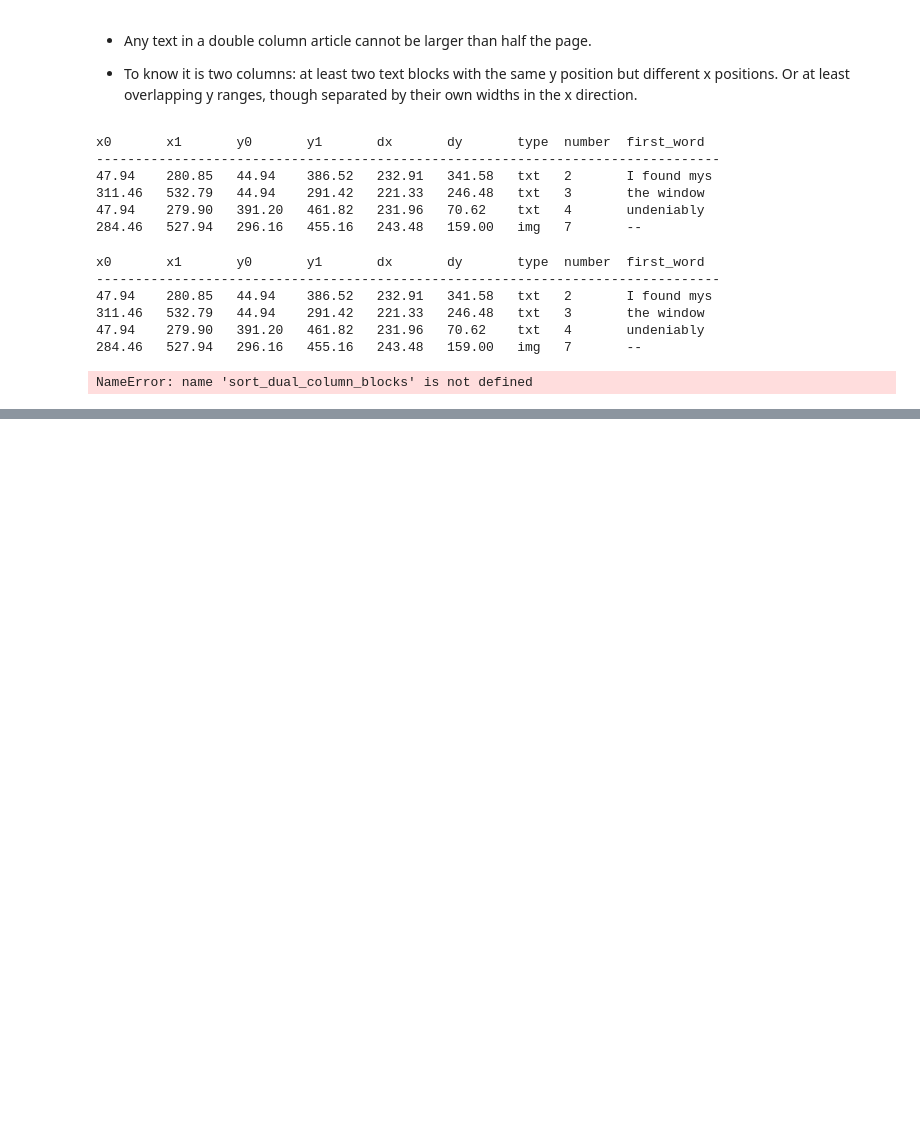
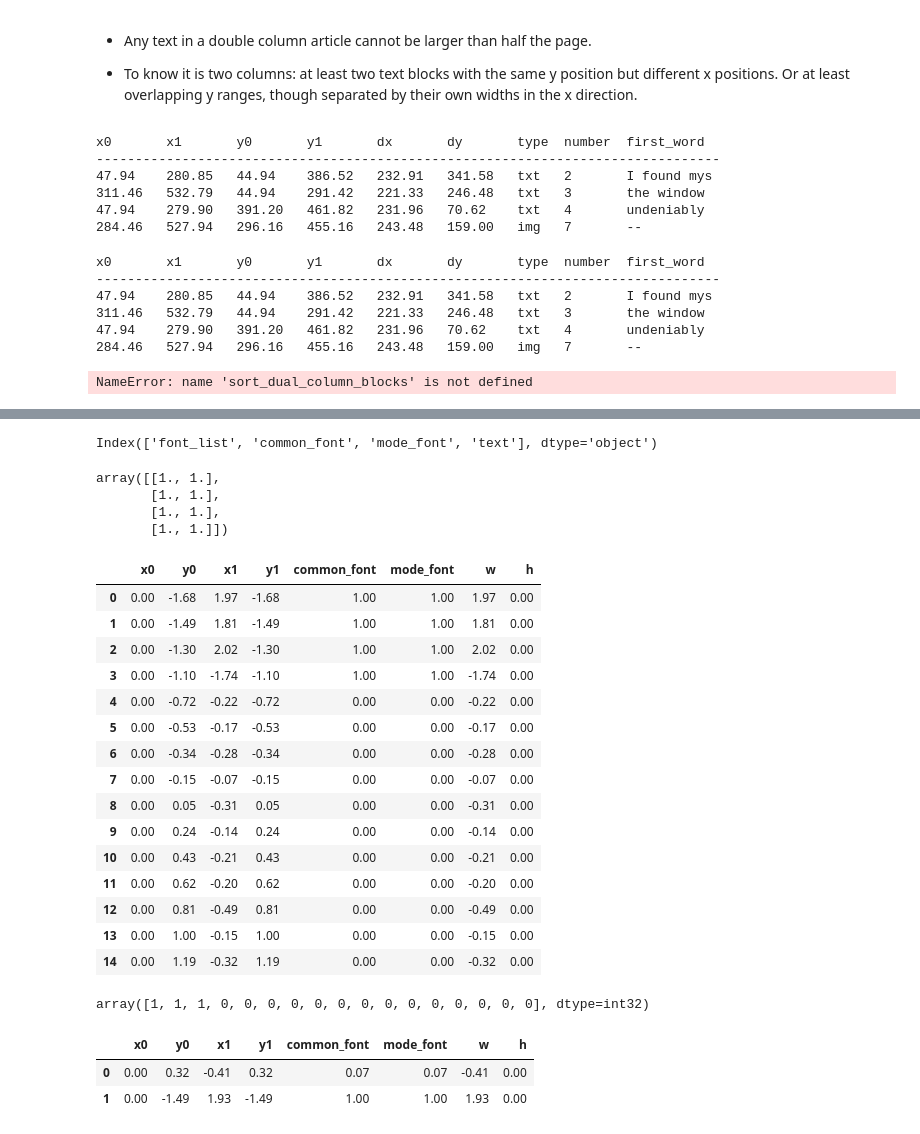
Before and after one commit to DSP-Tan/ogham-cloud, a Jupyter notebook: pdf_scraper/muPdfScrape.ipynb, the cells around one changed output, grey strips where cells are left out. Drawn from its saved outputs; the diff is of its cells as text; code cells hidden in the pictures; blank space fills up the shorter version.

```diff
--- a/pdf_scraper/muPdfScrape.ipynb
+++ b/pdf_scraper/muPdfScrape.ipynb
@@ -455,0 +500,4 @@ print(get_block_table(sort1))
+# %%
+good_lines = [line for line in lines if not line_is_empty(line)]
+lines = [line for line in lines if not line_is_empty(line)]
+print(len(good_lines))
@@ -455,0 +718,61 @@ print(get_block_table(sort1))
+# %%
+cat_cols
+# %% [output]
+Index(['font_list', 'common_font', 'mode_font', 'text'], dtype='object')
+# %%
+
+ohe.transform(df[["common_font","mode_font"]])[:4]
+# %% [output]
+array([[1., 1.],
+       [1., 1.],
+       [1., 1.],
+       [1., 1.]])
+# %%
+from sklearn.preprocessing import OneHotEncoder, StandardScaler
+import math
+X = df.drop(columns=["font_list","text","dL","n_spans"])
+
+num_cols = X.select_dtypes(include=np.number).columns
+X[num_cols] = StandardScaler().fit_transform(X[num_cols])
+
+
+cat_cols = X.select_dtypes(include="object").columns
+# X[["common_font","mode_font"]] = X[["common_font","mode_font"]].applymap(lambda x: 0 if x=="Calibri,Bold" else 1)
+ohe = OneHotEncoder(drop="if_binary", sparse_output=False).fit(X[cat_cols])
+X[cat_cols] = ohe.transform(X[cat_cols])
+X.head(15)
+# %% [output]
+|  | x0 | y0 | x1 | y1 | common_font | mode_font | w | h |
+| 0 | 0.00 | -1.68 | 1.97 | -1.68 | 1.00 | 1.00 | 1.97 | 0.00 |
+| 1 | 0.00 | -1.49 | 1.81 | -1.49 | 1.00 | 1.00 | 1.81 | 0.00 |
+| 2 | 0.00 | -1.30 | 2.02 | -1.30 | 1.00 | 1.00 | 2.02 | 0.00 |
+| 3 | 0.00 | -1.10 | -1.74 | -1.10 | 1.00 | 1.00 | -1.74 | 0.00 |
+| 4 | 0.00 | -0.72 | -0.22 | -0.72 | 0.00 | 0.00 | -0.22 | 0.00 |
+| 5 | 0.00 | -0.53 | -0.17 | -0.53 | 0.00 | 0.00 | -0.17 | 0.00 |
+| 6 | 0.00 | -0.34 | -0.28 | -0.34 | 0.00 | 0.00 | -0.28 | 0.00 |
+| 7 | 0.00 | -0.15 | -0.07 | -0.15 | 0.00 | 0.00 | -0.07 | 0.00 |
+| 8 | 0.00 | 0.05 | -0.31 | 0.05 | 0.00 | 0.00 | -0.31 | 0.00 |
+| 9 | 0.00 | 0.24 | -0.14 | 0.24 | 0.00 | 0.00 | -0.14 | 0.00 |
+| 10 | 0.00 | 0.43 | -0.21 | 0.43 | 0.00 | 0.00 | -0.21 | 0.00 |
+| 11 | 0.00 | 0.62 | -0.20 | 0.62 | 0.00 | 0.00 | -0.20 | 0.00 |
+| 12 | 0.00 | 0.81 | -0.49 | 0.81 | 0.00 | 0.00 | -0.49 | 0.00 |
+| 13 | 0.00 | 1.00 | -0.15 | 1.00 | 0.00 | 0.00 | -0.15 | 0.00 |
+| 14 | 0.00 | 1.19 | -0.32 | 1.19 | 0.00 | 0.00 | -0.32 | 0.00 |
+# %%
+from sklearn.cluster import KMeans
+k = 2
+top_init    = X.min().values
+top_init[4]=1
+bottom_init = X.max().values
+bottom_init[4]=0
+init_centroids = [top_init, bottom_init]
+kmeans = KMeans(n_clusters=k, random_state=42,init=init_centroids, n_init="auto")
+y_pred = kmeans.fit_predict(X)
+# %% [output]
+array([1, 1, 1, 0, 0, 0, 0, 0, 0, 0, 0, 0, 0, 0, 0, 0, 0], dtype=int32)
+# %%
+pd.DataFrame(kmeans.cluster_centers_,columns= X.columns)
+# %% [output]
+|  | x0 | y0 | x1 | y1 | common_font | mode_font | w | h |
+| 0 | 0.00 | 0.32 | -0.41 | 0.32 | 0.07 | 0.07 | -0.41 | 0.00 |
+| 1 | 0.00 | -1.49 | 1.93 | -1.49 | 1.00 | 1.00 | 1.93 | 0.00 |
```
Also changed, not shown: parts of 35 cells of this notebook.
